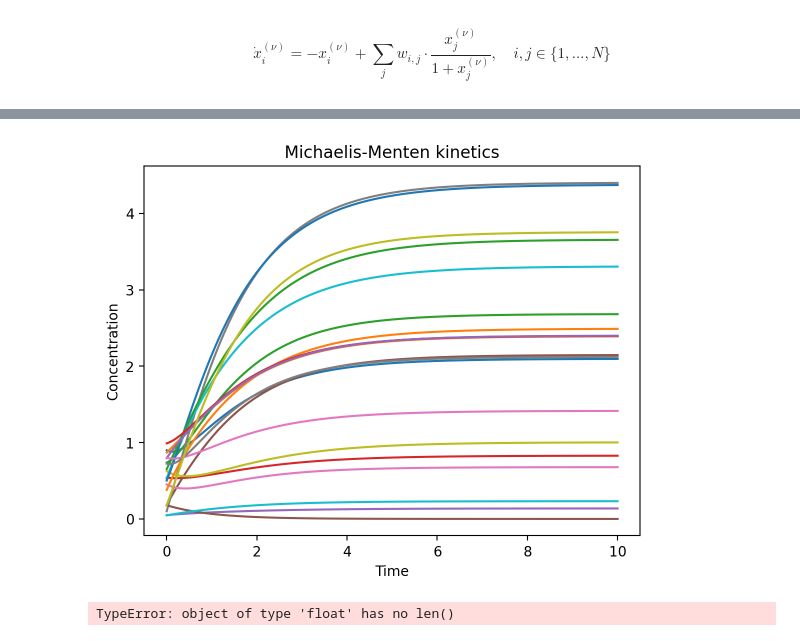
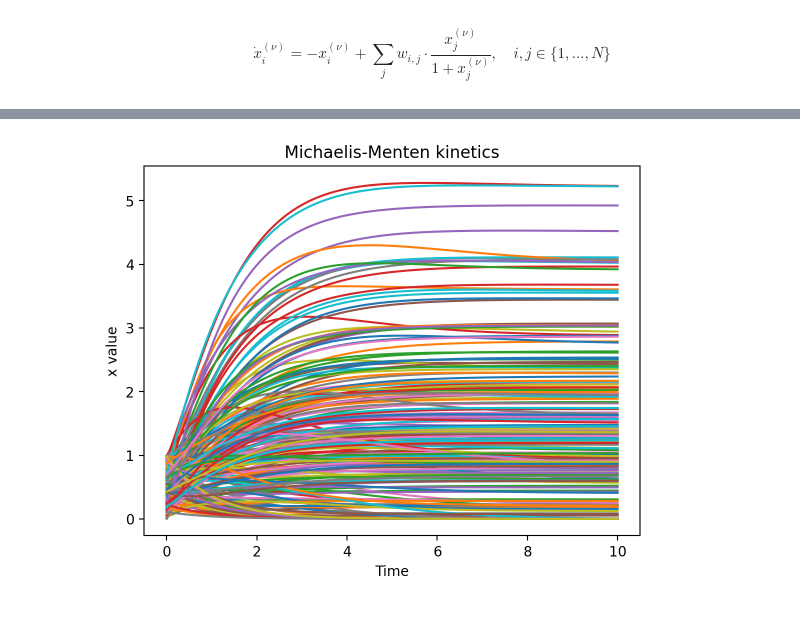
Before and after one commit to GalD101/GCL_Tool_BIU, a Jupyter notebook: Python/synthetic_data.ipynb, the cells around one changed output, grey strips where cells are left out. Cells and saved outputs as stored; diff of their text form; code cells hidden in the pictures.

Commit message:
(fully) Fixed the weight matrix issue so that the average degree of the network is 3 (not 200)

```diff
--- a/Python/synthetic_data.ipynb
+++ b/Python/synthetic_data.ipynb
@@ -24,19 +24,18 @@ def ode_system(x, t, W): # t must be passed even if not used
     return derivative_vector
 # %%
 # Initialize parameters
-N = 20  # Set the number of elements in the state vector
-vector = np.random.rand(N) # Create a random initial state vector with values between 0 and 1 (this is our synthetic data - just randomized data since this way we don't assume anything about the data)
-# norm = np.linalg.norm(vector)
-# vector = vector / norm  # Normalize the initial state vector to have a norm of 1
-import random
+N = 200  # Set the number of elements in the state vector
 
+# Create a random initial state vector with values between 0 and 1;
+# this is our synthetic data - just randomized data since this way we don't assume anything about the data
+vector = np.random.rand(N)
+
+# dist will return true with probability p
 dist = lambda p: random.random() < p
-avg_deg = 3
-W = np.zeros((N, N))
-for l in range(N):
-    W[l] = [np.random.uniform(0, 2) if(dist(avg_deg/N)) else 0 for w in range(N)]
-print(W)
-# W = np.random.uniform(0, 2, (N, N))  # Create a random weight matrix with values uniformly distributed between 0 and 2 (as specified in the paper)
-# print(W)
+avg_deg = 3  # Average degree of the whole network
+W = np.zeros((N, N))  # Initialize the weight matrix with zeros
+for i in range(N):
+    W[i] = [np.random.uniform(0, 2) if (dist(avg_deg / N)) else 0 for _ in range(N)]
+
 # Set up the time points for the simulation
-t = np.linspace(0, 10, 1000) # Create an array of 1000 time points from 0 to 6 (0, 0.006, 0.012, ..., 6)
+t = np.linspace(0, 10, 1000)
@@ -73,10 +45,10 @@ result = odeint(ode_system, vector, t, args=(W,)) # Solve the ODE system (calcul
 # %%
 # Plot the results
 for i in range(N):
-    plt.plot(t, result[:, i], label=f'x_{i}')
+    plt.plot(t, result[:, i])
 plt.xlabel('Time')
-plt.ylabel('Concentration')
+plt.ylabel('x value')
 plt.title('Michaelis-Menten kinetics')
 plt.show()
 # %% [output]
-[figure, old version]
+[figure, new version]
@@ -93,30 +54,0 @@ plt.show()
-# %%
-# Define the system of ODEs
-def system_of_odes(t, y):
-    dydt = [0] * len(y)
-    # Example: coupled ODEs
-    dydt[0] = -0.5 * y[0] + 0.1 * y[1]
-    dydt[1] = 0.5 * y[0] - 0.1 * y[1]
-    return dydt
-
-# Initial conditions
-y0 = [1, 0]
-
-# Time span
-t_span = (0, 10)
-t_eval = np.linspace(t_span[0], t_span[1], 100)
-
-# Solve the system of ODEs
-solution = solve_ivp(ode_system, t_span, vector, t_eval=t_eval, args=(W,))
-
-# Plotting the result matrix as a function of time
-plt.figure(figsize=(10, 6))
-for i in range(solution.y.shape[0]):
-    plt.plot(solution.t, solution.y[i], label=f'Variable {i+1}')
-
-plt.xlabel('Time')
-plt.ylabel('Result')
-plt.title('Result Matrix as a Function of Time')
-plt.legend()
-# %% [output]
-TypeError: object of type 'float' has no len()
```
Also changed, not shown: parts of 10 cells of this notebook.
